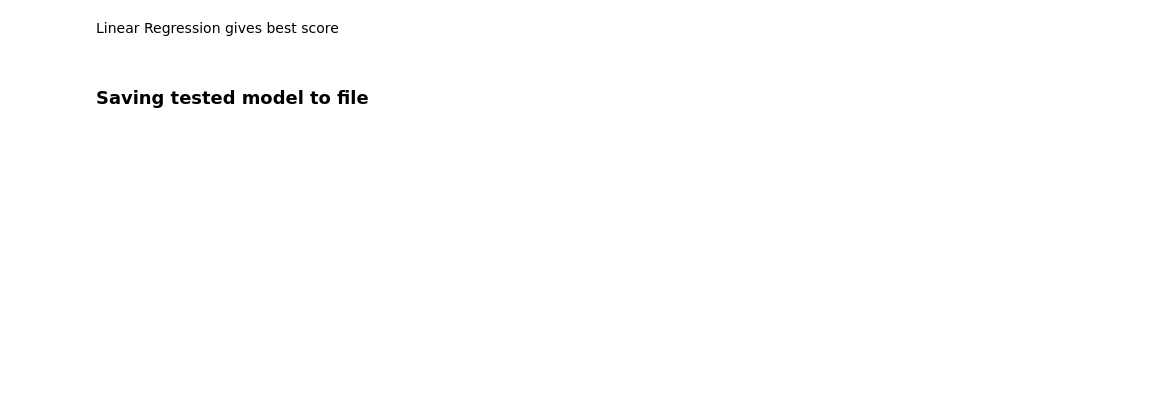
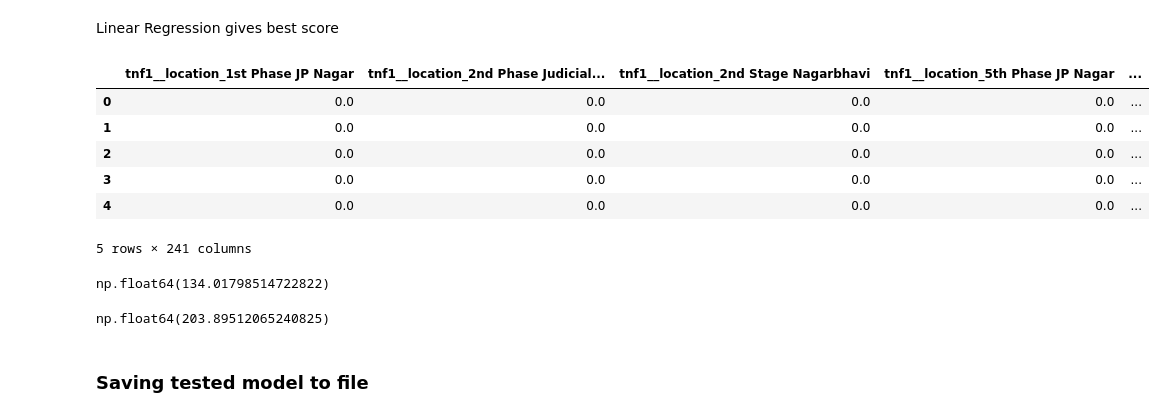
Before and after one commit to SSarkar-1/Bangalore-Home-Price-Prediction, a Jupyter notebook: BLR.ipynb, the cells around one changed output. Cells and saved outputs as stored; diff of their text form; code cells hidden in the pictures; blank space fills up the shorter version.

```diff
--- a/BLR.ipynb
+++ b/BLR.ipynb
@@ -652,2 +662,12 @@ sklearn.utils._param_validation.InvalidParameterError: The 'criterion' parameter
 # %% [markdown]
 Linear Regression gives best score
+# %%
+x.head()
+# %% [output]
+|  | tnf1__location_1st Phase JP Nagar | tnf1__location_2nd Phase Judicial... | tnf1__location_2nd Stage Nagarbhavi | tnf1__location_5th Phase JP Nagar | ... |
+| 0 | 0.0 | 0.0 | 0.0 | 0.0 | ... |
+| 1 | 0.0 | 0.0 | 0.0 | 0.0 | ... |
+| 2 | 0.0 | 0.0 | 0.0 | 0.0 | ... |
+| 3 | 0.0 | 0.0 | 0.0 | 0.0 | ... |
+| 4 | 0.0 | 0.0 | 0.0 | 0.0 | ... |
+5 rows × 241 columns
@@ -654,2 +687,10 @@ Linear Regression gives best score
+# %%
+prediction('Whitefield',2000,3,3,3)
+# %% [output]
+np.float64(134.01798514722822)
+# %%
+prediction('2nd Phase Judicial Layout',3000,4,3,3)
+# %% [output]
+np.float64(203.89512065240825)
 # %% [markdown]
 ### Saving tested model to file
```
Also changed, not shown: parts of 10 cells of this notebook, 2 other files.
